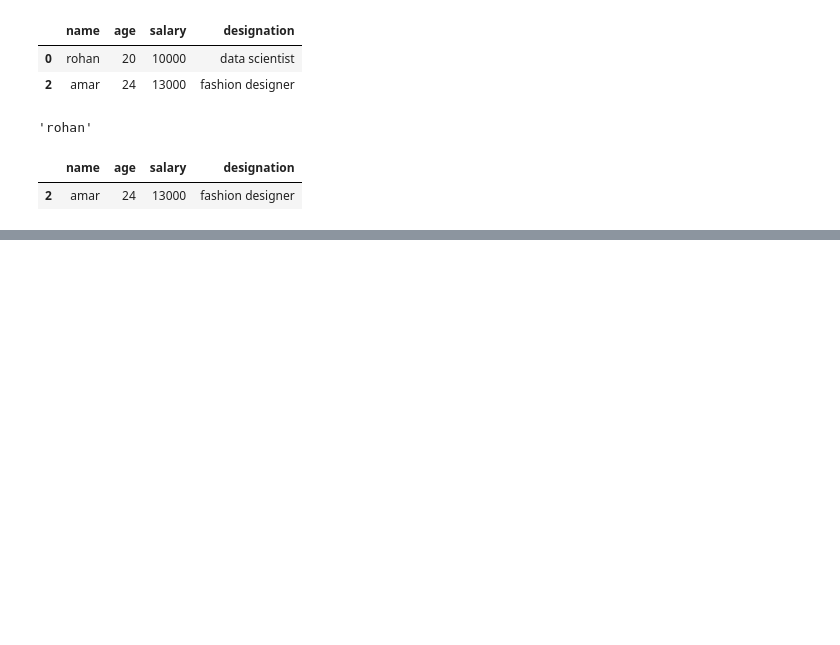
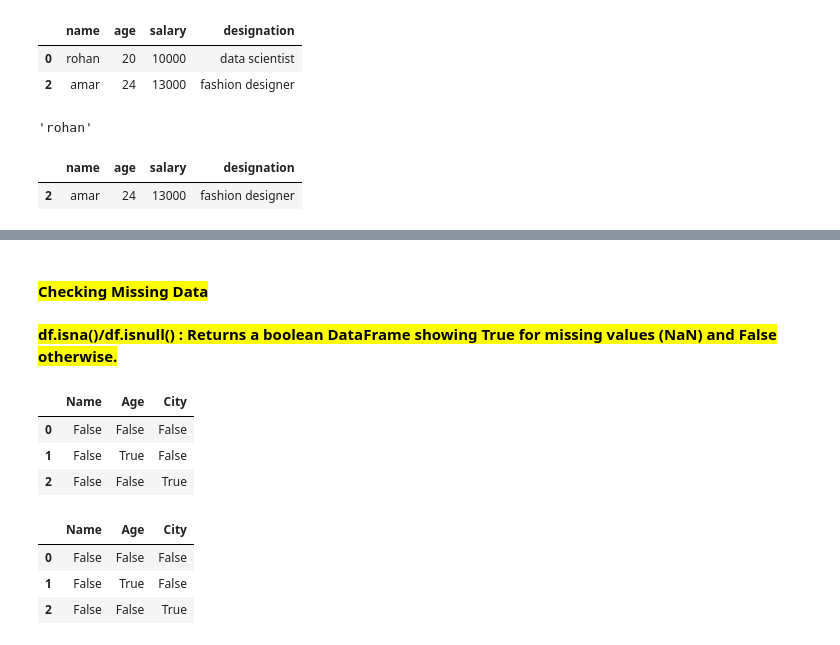
Before and after one commit to rohan-codex/Python_Basics, a Jupyter notebook: Pandas.ipynb, the cells around one changed output, grey strips where cells are left out. Drawn from its saved outputs; the diff is of its cells as text; code cells hidden in the pictures; blank space fills up the shorter version.

```diff
--- a/Pandas.ipynb
+++ b/Pandas.ipynb
@@ -311,0 +334,18 @@ df5[(df5["age"]>18)&(df5["salary"]>11000)]
+# %% [markdown]
+#### **<mark>Checking Missing Data**<mark/>
+# %% [markdown]
+**<mark>df.isna()/df.isnull() : Returns a boolean DataFrame showing True for missing values (NaN) and False otherwise.<mark/>**
+# %%
+df.isna()
+# %% [output]
+|  | Name | Age | City |
+| 0 | False | False | False |
+| 1 | False | True | False |
+| 2 | False | False | True |
+# %%
+df.isnull()
+# %% [output]
+|  | Name | Age | City |
+| 0 | False | False | False |
+| 1 | False | True | False |
+| 2 | False | False | True |
```
Also changed, not shown: parts of 13 cells of this notebook.
